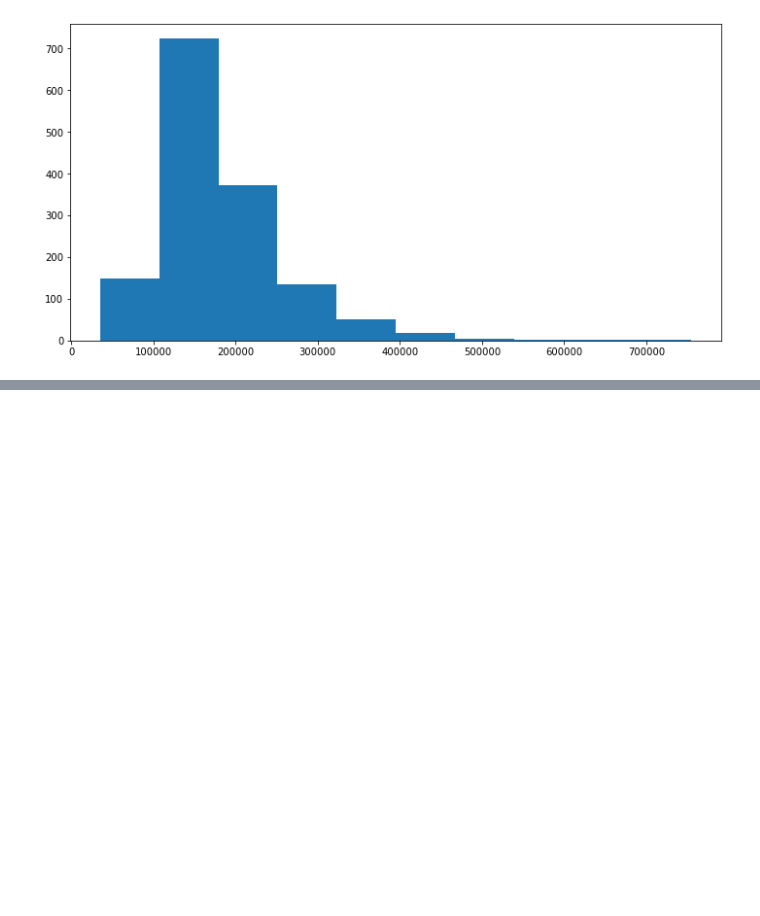
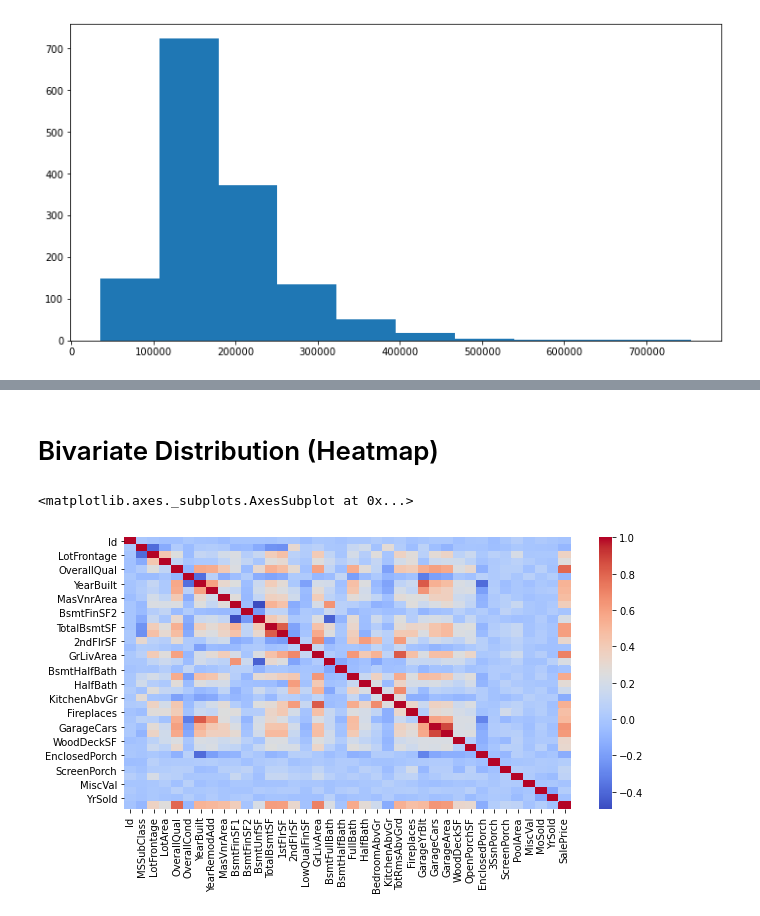
Before and after one commit to RTG8055/DataScience, a Jupyter notebook: StartSteps/Visualization/DS_Toolkit.ipynb, the cells around one changed output, grey strips where cells are left out. Cells and saved outputs as stored; diff of their text form; code cells hidden in the pictures; blank space fills up the shorter version.

```diff
--- a/StartSteps/Visualization/DS_Toolkit.ipynb
+++ b/StartSteps/Visualization/DS_Toolkit.ipynb
@@ -77,0 +190,8 @@ plt.hist(df['SalePrice'])
+# %% [markdown]
+# Bivariate Distribution (Heatmap)
+# %%
+plt.figure(figsize=(10,5))
+sns.heatmap(df[numerical_cols].corr(), annot=False, cmap='coolwarm', fmt='.1f')
+# %% [output]
+<matplotlib.axes._subplots.AxesSubplot at 0x...>
+[figure, added]
```
Also changed, not shown: parts of 16 cells of this notebook.
